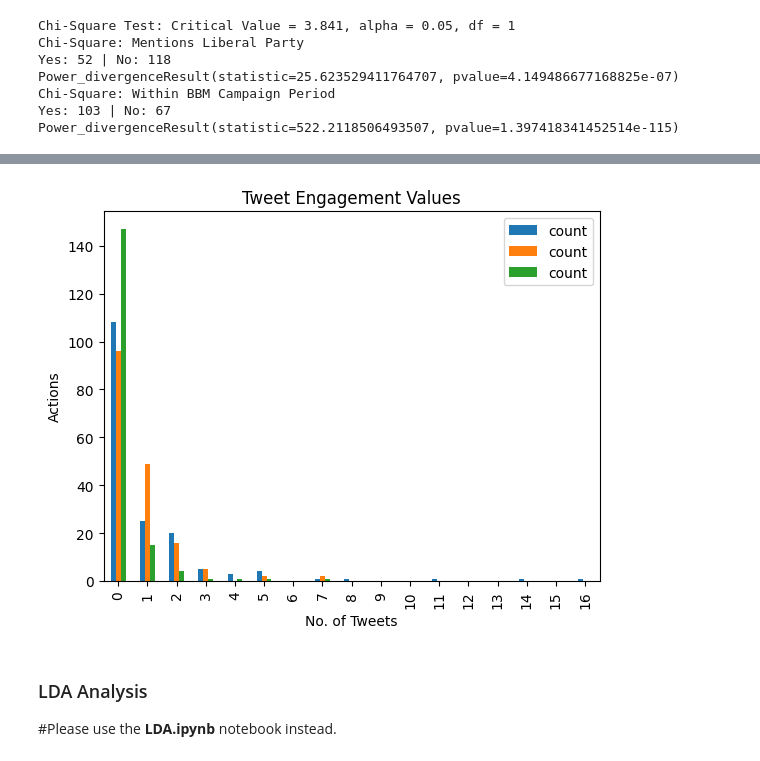
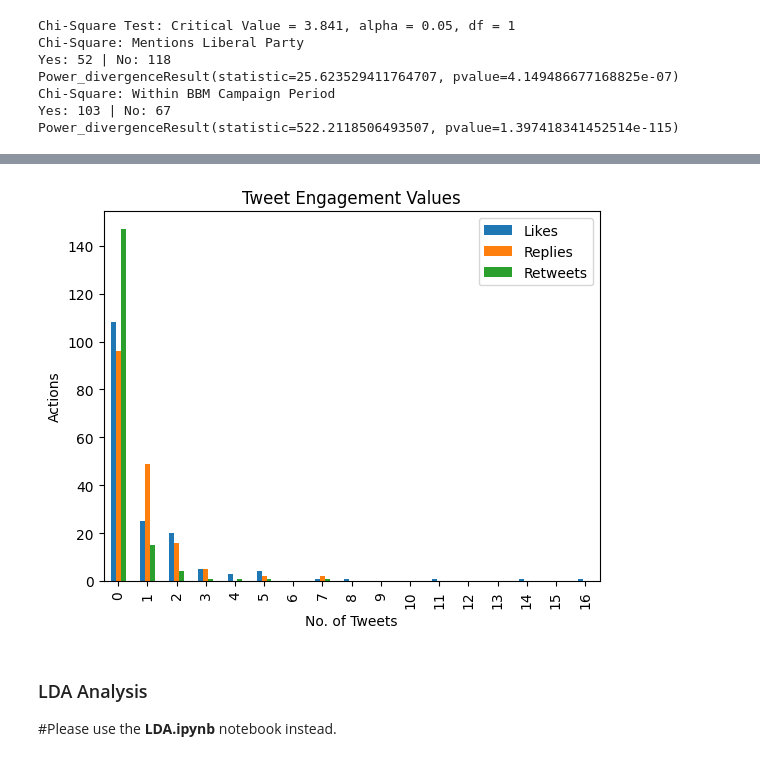
Before and after one commit to jbatoast/Group-57, a Jupyter notebook: project/Data_Exploration.ipynb, the cells around one changed output, grey strips where cells are left out. Drawn from its saved outputs; the diff is of its cells as text; code cells hidden in the pictures.

Commit message:
Fixed dataset and anonymized tweets

```diff
--- a/project/Data_Exploration.ipynb
+++ b/project/Data_Exploration.ipynb
@@ -23,7 +23,7 @@ def load_csv():
                "Following","Followers","Tweet Translated","Tweet NLP","Tweet Type",
                "Mentions Aquinos / Liberal Party","Mentions Aquinos / Liberal Party Negatively",
                "Date posted","Likes","Replies","Retweets","Quote Tweets","Retweets + Quote Tweets"]
-    df = pd.read_csv("Dataset - Group 57 - Data.csv")[columns].dropna(subset=["Tweet URL"])
+    df = pd.read_csv("Dataset-Group-57.csv")[columns].dropna(subset=["Tweet URL"])
     return df
 # %%
 labels =     ["Following","Followers", "Mentions Aquinos / Liberal Party","Mentions Aquinos / Liberal Party Negatively",
@@ -198,35 +163,35 @@ Name: count, Length: 192, dtype: float64
 # %%
 df = load_csv()
 df = df.dropna(subset=["Tweet URL"])
 
 
 #get the tweet parameters. retweets_count also includes quote tweets
 likes_count = df["Likes"].value_counts().sort_index()
 replies_count = df["Replies"].value_counts().sort_index()
 retweets_count = df["Retweets + Quote Tweets"].value_counts().sort_index()
 stats_range = [int(min(df["Likes"].min(),df["Replies"].min(),df["Retweets + Quote Tweets"].min())),int(max(df["Likes"].max(),df["Replies"].max(),df["Retweets + Quote Tweets"].max()))]
 stats_index = [i for i in range(stats_range[0],stats_range[1]+1)]
 likes_count = likes_count.reindex(stats_index).sort_index()#.to_numpy(na_value=0)
 replies_count = replies_count.reindex(stats_index).sort_index()#.to_numpy(na_value=0)
 retweets_count = retweets_count.reindex(stats_index).sort_index()#.to_numpy(na_value=0)
 
 #get the number of tweets from the same user
 tweets_count = df["Account handle"].value_counts().value_counts().sort_index()
 
 
 
 
 df_stats = pd.concat([likes_count,replies_count,retweets_count],axis=1)
 df_stats.plot.bar()
 plt.xlabel("No. of Tweets")
 plt.ylabel("Actions")
-
+plt.legend(["Likes","Replies","Retweets"])
 plt.title("Tweet Engagement Values")
 
 
 plt.show()
 # %% [output]
-[figure, old version]
+[figure, new version]
 # %% [markdown]
 ### LDA Analysis
 #Please use the **LDA.ipynb** notebook instead.
```
Also changed, not shown: parts of 3 cells of this notebook, 12 other files.
